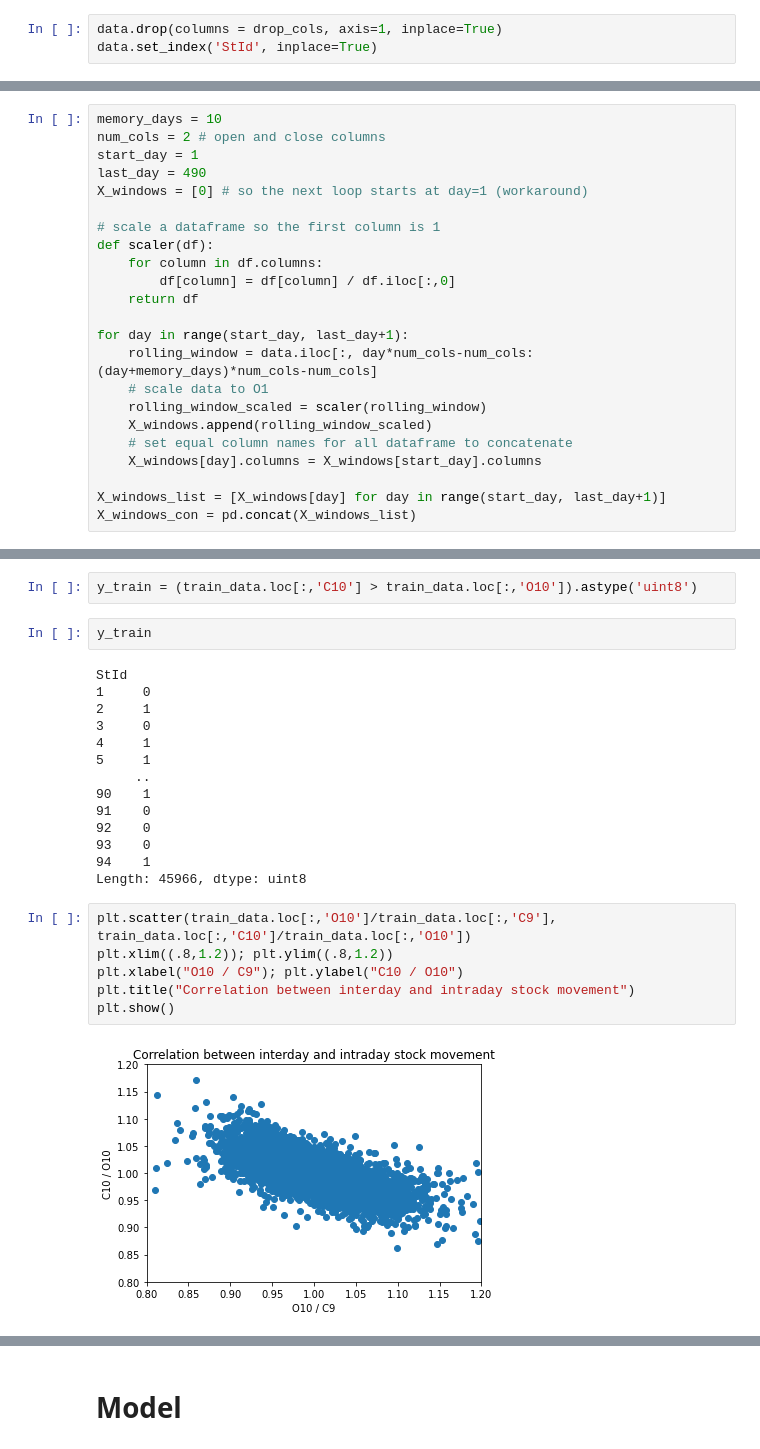
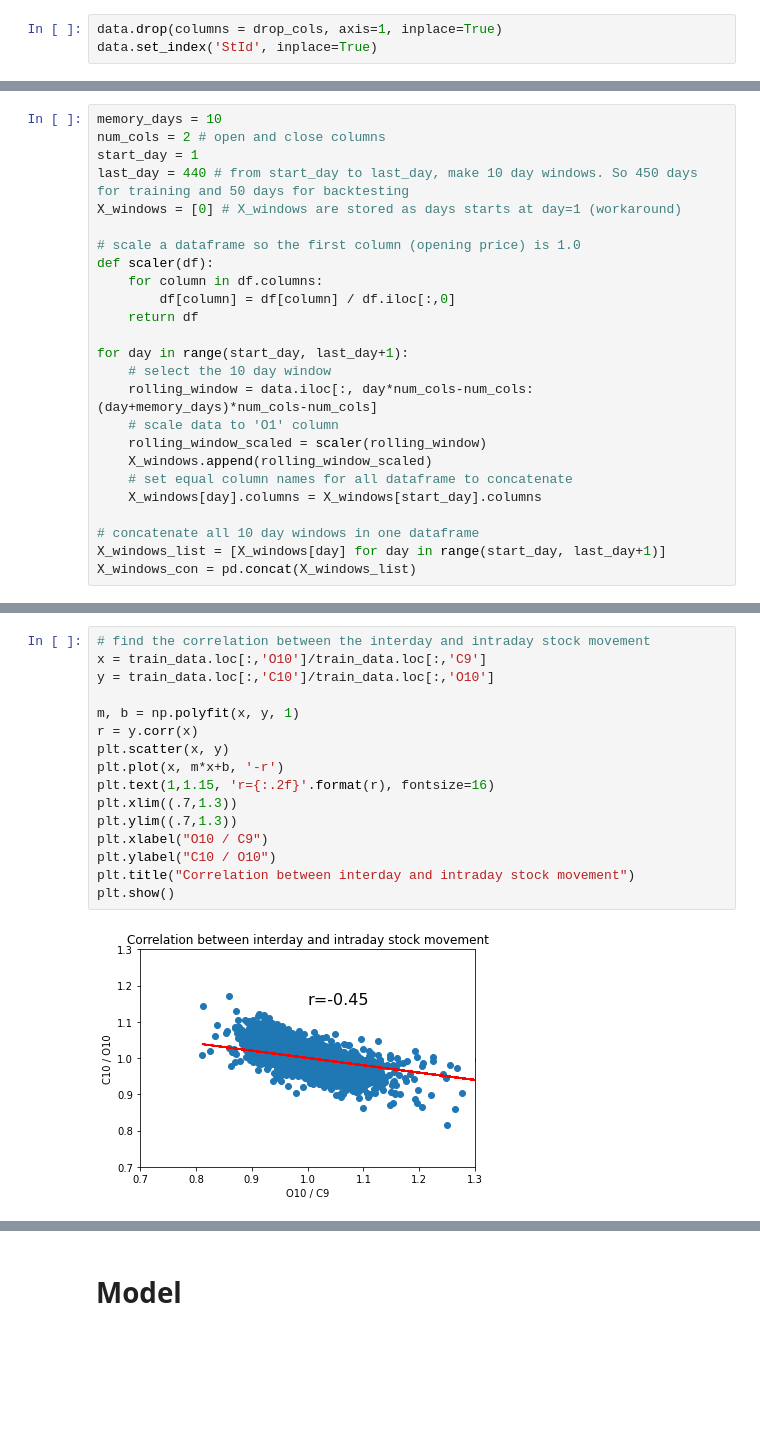
Before and after one commit to m-tari/stock_direction_predict_ml, a Jupyter notebook: process.ipynb, the cells around one changed output, grey strips where cells are left out. Saved outputs shown, nothing was run; the diff lists cells and outputs as text; blank space fills up the shorter version.

Commit message:
first version with docs and random forest classifier

```diff
--- a/process.ipynb
+++ b/process.ipynb
@@ -80,22 +84,24 @@ data[close_cols].T.plot(figsize=(15,10), legend=False)
 memory_days = 10
 num_cols = 2 # open and close columns
 start_day = 1
-last_day = 490
-X_windows = [0] # so the next loop starts at day=1 (workaround)
+last_day = 440 # from start_day to last_day, make 10 day windows. So 450 days for training and 50 days for backtesting
+X_windows = [0] # X_windows are stored as days starts at day=1 (workaround)
 
-# scale a dataframe so the first column is 1
+# scale a dataframe so the first column (opening price) is 1.0
 def scaler(df):
     for column in df.columns:
         df[column] = df[column] / df.iloc[:,0]
     return df
 
 for day in range(start_day, last_day+1):
+    # select the 10 day window
     rolling_window = data.iloc[:, day*num_cols-num_cols:(day+memory_days)*num_cols-num_cols]
-    # scale data to O1
+    # scale data to 'O1' column
     rolling_window_scaled = scaler(rolling_window)
     X_windows.append(rolling_window_scaled)
     # set equal column names for all dataframe to concatenate
     X_windows[day].columns = X_windows[start_day].columns
 
+# concatenate all 10 day windows in one dataframe
 X_windows_list = [X_windows[day] for day in range(start_day, last_day+1)]
 X_windows_con = pd.concat(X_windows_list)
@@ -217,26 +158,18 @@ now check if the n+1th day was moving up or down:
-# %%
-y_train = (train_data.loc[:,'C10'] > train_data.loc[:,'O10']).astype('uint8')
-# %%
-y_train
-# %% [output]
-StId
-1     0
-2     1
-3     0
-4     1
-5     1
-     ..
-90    1
-91    0
-92    0
-93    0
-94    1
-Length: 45966, dtype: uint8
 # %%
-plt.scatter(train_data.loc[:,'O10']/train_data.loc[:,'C9'], train_data.loc[:,'C10']/train_data.loc[:,'O10'])
-plt.xlim((.8,1.2)); plt.ylim((.8,1.2))
-plt.xlabel("O10 / C9"); plt.ylabel("C10 / O10")
+# find the correlation between the interday and intraday stock movement
+x = train_data.loc[:,'O10']/train_data.loc[:,'C9']
+y = train_data.loc[:,'C10']/train_data.loc[:,'O10']
+
+m, b = np.polyfit(x, y, 1)
+r = y.corr(x)
+plt.scatter(x, y)
+plt.plot(x, m*x+b, '-r')
+plt.text(1,1.15, 'r={:.2f}'.format(r), fontsize=16)
+plt.xlim((.7,1.3))
+plt.ylim((.7,1.3))
+plt.xlabel("O10 / C9")
+plt.ylabel("C10 / O10")
 plt.title("Correlation between interday and intraday stock movement")
 plt.show()
 # %% [output]
-[figure, old version]
+[figure, new version]
```
Also changed, not shown: parts of 53 cells of this notebook.
